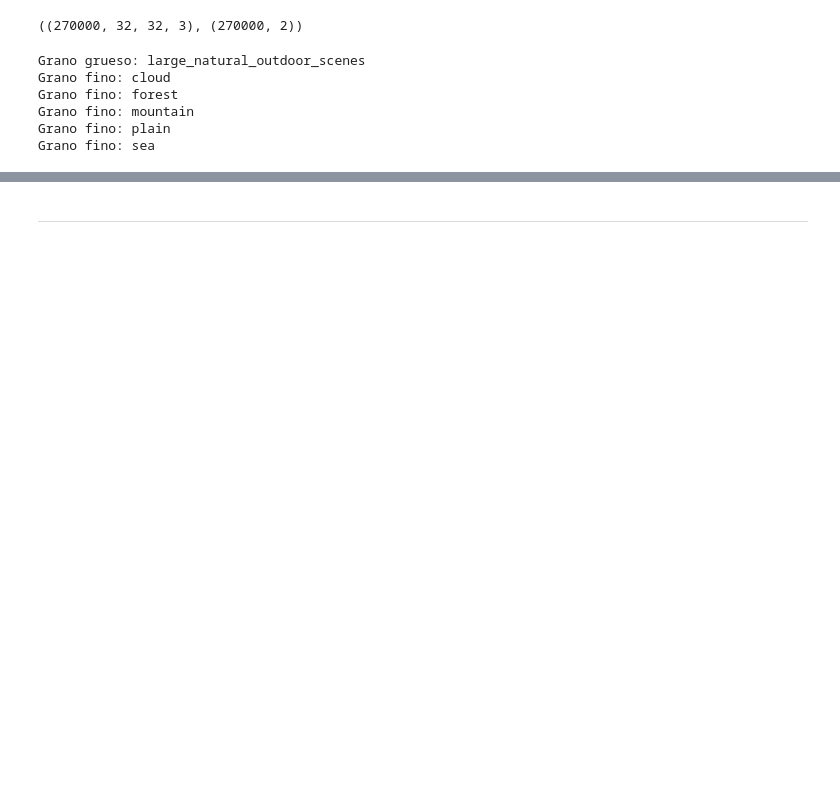
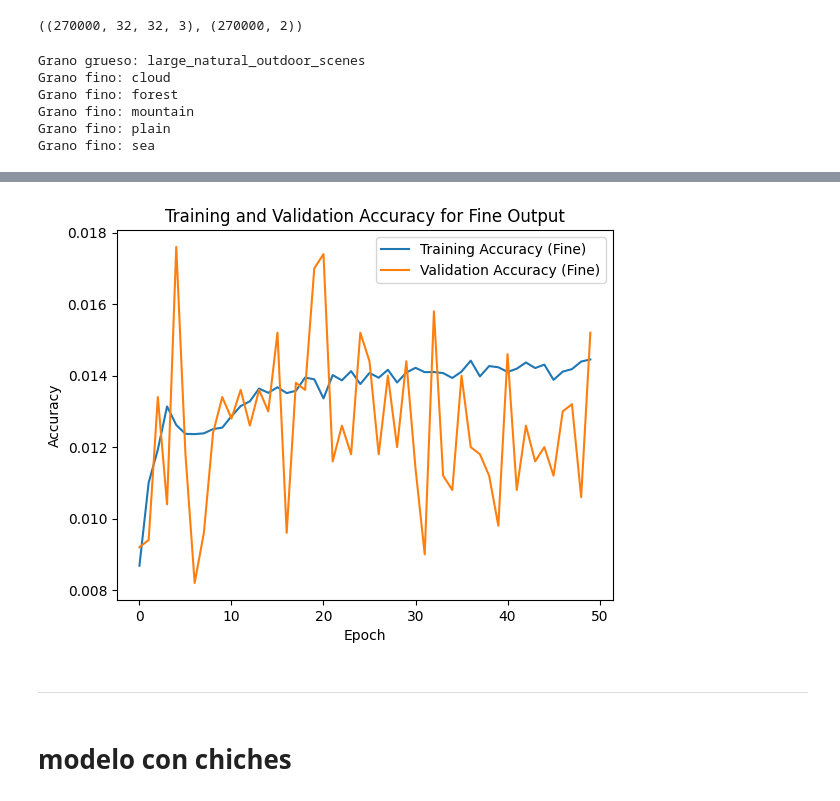
Before and after one commit to gonzagrau/redes_neuronales, a Jupyter notebook: notebook-de-arranque-mlp.ipynb, the cells around one changed output, grey strips where cells are left out. Saved outputs shown, nothing was run; the diff lists cells and outputs as text; code cells hidden in the pictures; blank space fills up the shorter version.

```diff
--- a/notebook-de-arranque-mlp.ipynb
+++ b/notebook-de-arranque-mlp.ipynb
@@ -103,10 +100,13 @@ def create_model(input_shape=(32, 32, 3), l2_lambda=0.001):
     x = layers.Flatten()(inputs)
 
     # Dense layers with L2 regularization
-    #x = layers.Dense(512, activation='relu', kernel_regularizer=regularizers.l2(l2_lambda))(x)
+    x = layers.Dense(512, activation='relu', kernel_regularizer=regularizers.l2(l2_lambda))(x)
     x = layers.Dense(256, activation='relu', kernel_regularizer=regularizers.l2(l2_lambda))(x)
     x = layers.Dense(128, activation='relu', kernel_regularizer=regularizers.l2(l2_lambda))(x)
-
+    x = layers.Dense(64, activation='relu', kernel_regularizer=regularizers.l2(l2_lambda))(x)
+    x = layers.Dense(128, activation='relu', kernel_regularizer=regularizers.l2(l2_lambda))(x)
+    x = layers.Dense(256, activation='relu', kernel_regularizer=regularizers.l2(l2_lambda))(x)
+    x = layers.Dense(512, activation='relu', kernel_regularizer=regularizers.l2(l2_lambda))(x)
     # Parallel output layers
     fine_output = layers.Dense(100, activation='softmax', name='fine_output')(x)   # Fine-grain prediction
     coarse_output = layers.Dense(20, activation='softmax', name='coarse_output')(x) # Coarse-grain prediction
@@ -126,11 +126,14 @@ model.compile(
         'fine_output': 'sparse_categorical_crossentropy',
         'coarse_output': 'sparse_categorical_crossentropy'
     },
-    metrics=['accuracy','accuracy']
+    #metrics=['accuracy','accuracy']
+    metrics={
+        'fine_output': 'accuracy'  # Apply accuracy metric only to the fine output
+    }
 )
 
 # Early stopping callback
-early_stopping = EarlyStopping(monitor='val_loss', patience=5, restore_best_weights=True,verbose= 1)
+#early_stopping = EarlyStopping(monitor='val_loss', patience=5, restore_best_weights=True,verbose= 1)
 
 rlrop = ReduceLROnPlateau(
     monitor = "val_accuracy",
@@ -174,7 +177,8 @@ history = model.fit(
        'coarse_output': y_train_dup[:,0]},# Coarse labels target output
     validation_data=(x_val, {'fine_output': y_val[:,1], 'coarse_output': y_val[:,0]}),
     epochs=50,                          # Set your number of epochs
-    batch_size=32,                      # Batch size (tune as needed)
-    callbacks=[tb, early_stopping]      # TensorBoard and early stopping callbacks
+    batch_size=50,                      # Batch size (tune as needed)
+    #callbacks=[tb, early_stopping]
+    callbacks=[tb]   # TensorBoard and early stopping callbacks
 )
 # %% [output]
@@ -186,2 +202,15 @@ Restoring model weights from the end of the best epoch: 2.
+# %%
+# Plot training & validation accuracy for the fine output
+plt.plot(history.history['fine_output_accuracy'], label='Training Accuracy (Fine)')
+plt.plot(history.history['val_fine_output_accuracy'], label='Validation Accuracy (Fine)')
+plt.xlabel('Epoch')
+plt.ylabel('Accuracy')
+plt.title('Training and Validation Accuracy for Fine Output')
+plt.legend()
+plt.show()
+# %% [output]
+[figure, added]
 # %% [markdown]
 -------------------------------------------------
+# %% [markdown]
+# modelo con chiches
```
Also changed, not shown: parts of 33 cells of this notebook, 19 other files.
